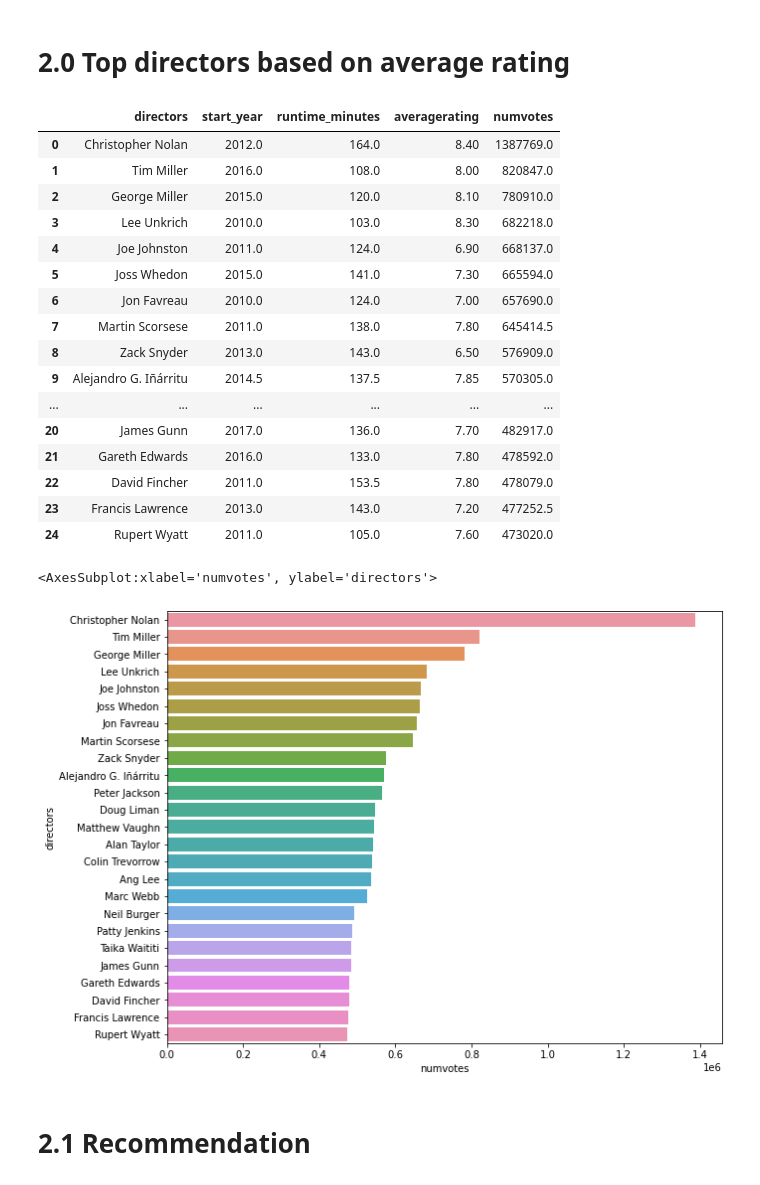
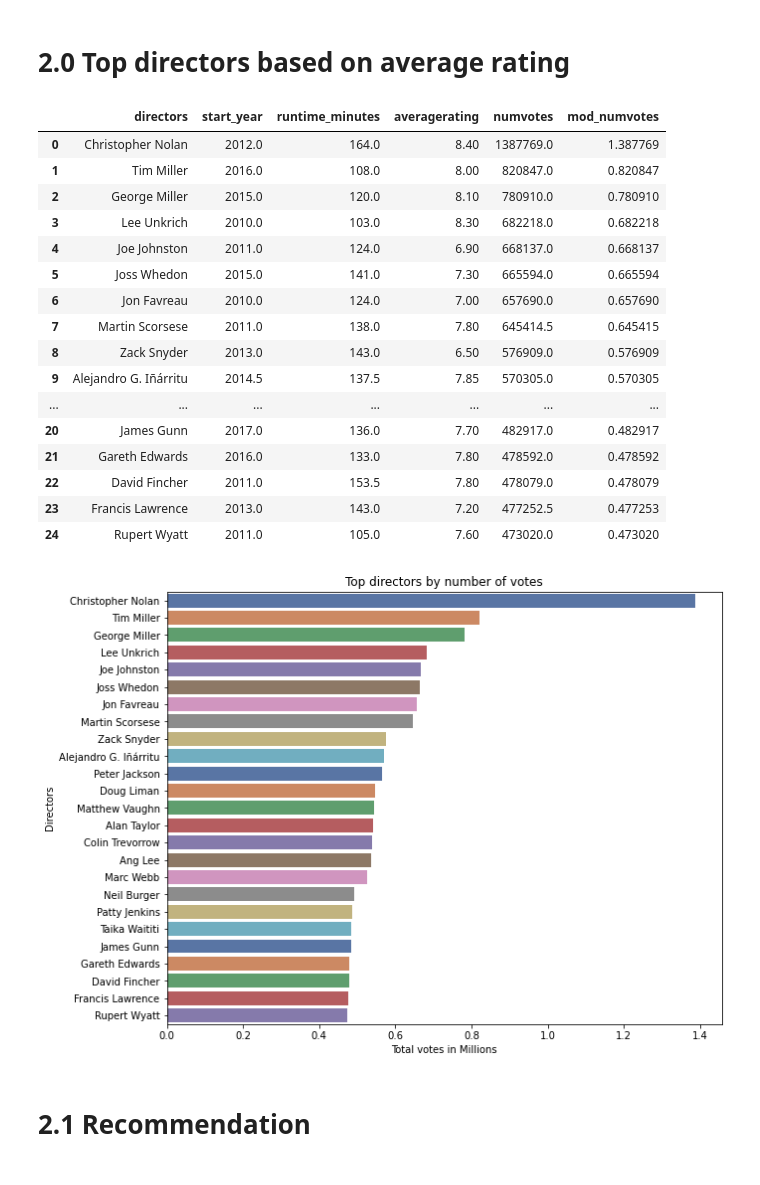
Before and after one commit to lddrasler/Movie-Analysis, a Jupyter notebook: student.ipynb, the cells around one changed output. Cells and saved outputs as stored; diff of their text form; code cells hidden in the pictures.

```diff
--- a/student.ipynb
+++ b/student.ipynb
@@ -237,31 +252,36 @@ a.set(xlim=(6,9.5))
 df_top_director = df_imdb_movie_crew_ratings.groupby(
     by="directors").agg('median').sort_values('numvotes',ascending=False).reset_index()[0:25]
 
+df_top_director['mod_numvotes']=df_top_director['numvotes']/1000000
 df_top_director
 # %% [output]
-|  | directors | start_year | runtime_minutes | averagerating | numvotes |
-| 0 | Christopher Nolan | 2012.0 | 164.0 | 8.40 | 1387769.0 |
-| 1 | Tim Miller | 2016.0 | 108.0 | 8.00 | 820847.0 |
-| 2 | George Miller | 2015.0 | 120.0 | 8.10 | 780910.0 |
-| 3 | Lee Unkrich | 2010.0 | 103.0 | 8.30 | 682218.0 |
-| 4 | Joe Johnston | 2011.0 | 124.0 | 6.90 | 668137.0 |
-| 5 | Joss Whedon | 2015.0 | 141.0 | 7.30 | 665594.0 |
-| 6 | Jon Favreau | 2010.0 | 124.0 | 7.00 | 657690.0 |
-| 7 | Martin Scorsese | 2011.0 | 138.0 | 7.80 | 645414.5 |
-| 8 | Zack Snyder | 2013.0 | 143.0 | 6.50 | 576909.0 |
-| 9 | Alejandro G. Iñárritu | 2014.5 | 137.5 | 7.85 | 570305.0 |
-| ... | ... | ... | ... | ... | ... |
-| 20 | James Gunn | 2017.0 | 136.0 | 7.70 | 482917.0 |
-| 21 | Gareth Edwards | 2016.0 | 133.0 | 7.80 | 478592.0 |
-| 22 | David Fincher | 2011.0 | 153.5 | 7.80 | 478079.0 |
-| 23 | Francis Lawrence | 2013.0 | 143.0 | 7.20 | 477252.5 |
-| 24 | Rupert Wyatt | 2011.0 | 105.0 | 7.60 | 473020.0 |
+|  | directors | start_year | runtime_minutes | averagerating | numvotes | mod_numvotes |
+| 0 | Christopher Nolan | 2012.0 | 164.0 | 8.40 | 1387769.0 | 1.387769 |
+| 1 | Tim Miller | 2016.0 | 108.0 | 8.00 | 820847.0 | 0.820847 |
+| 2 | George Miller | 2015.0 | 120.0 | 8.10 | 780910.0 | 0.780910 |
+| 3 | Lee Unkrich | 2010.0 | 103.0 | 8.30 | 682218.0 | 0.682218 |
+| 4 | Joe Johnston | 2011.0 | 124.0 | 6.90 | 668137.0 | 0.668137 |
+| 5 | Joss Whedon | 2015.0 | 141.0 | 7.30 | 665594.0 | 0.665594 |
+| 6 | Jon Favreau | 2010.0 | 124.0 | 7.00 | 657690.0 | 0.657690 |
+| 7 | Martin Scorsese | 2011.0 | 138.0 | 7.80 | 645414.5 | 0.645415 |
+| 8 | Zack Snyder | 2013.0 | 143.0 | 6.50 | 576909.0 | 0.576909 |
+| 9 | Alejandro G. Iñárritu | 2014.5 | 137.5 | 7.85 | 570305.0 | 0.570305 |
+| ... | ... | ... | ... | ... | ... | ... |
+| 20 | James Gunn | 2017.0 | 136.0 | 7.70 | 482917.0 | 0.482917 |
+| 21 | Gareth Edwards | 2016.0 | 133.0 | 7.80 | 478592.0 | 0.478592 |
+| 22 | David Fincher | 2011.0 | 153.5 | 7.80 | 478079.0 | 0.478079 |
+| 23 | Francis Lawrence | 2013.0 | 143.0 | 7.20 | 477252.5 | 0.477253 |
+| 24 | Rupert Wyatt | 2011.0 | 105.0 | 7.60 | 473020.0 | 0.473020 |
 # %%
 plt.figure(figsize=(10,8))
-sns.barplot(y="directors",x="numvotes",data=df_top_director)
+sns.barplot(y="directors",x="mod_numvotes",data=df_top_director, palette = 'deep')
+plt.title('Top directors by number of votes')
+plt.xlabel("Total votes in Millions")
+plt.ylabel("Directors")
+
+plt.savefig("topdirect.png")
 # %% [output]
-<AxesSubplot:xlabel='numvotes', ylabel='directors'>
-[figure, old version]
+[figure, new version]
 # %% [markdown]
 #    2.1 Recommendation
 # %% [markdown]
```
Also changed, not shown: parts of 8 cells of this notebook, 7 other files.
